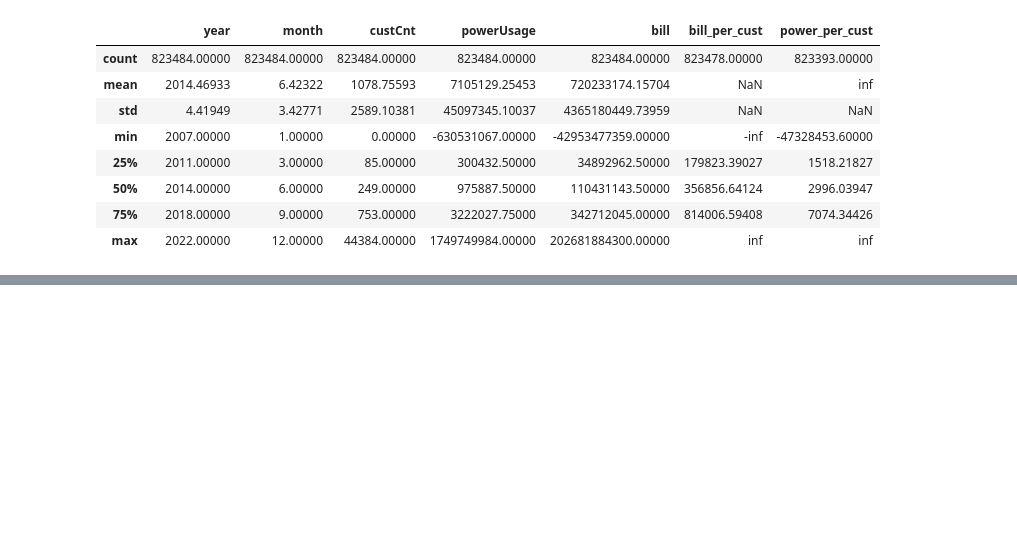
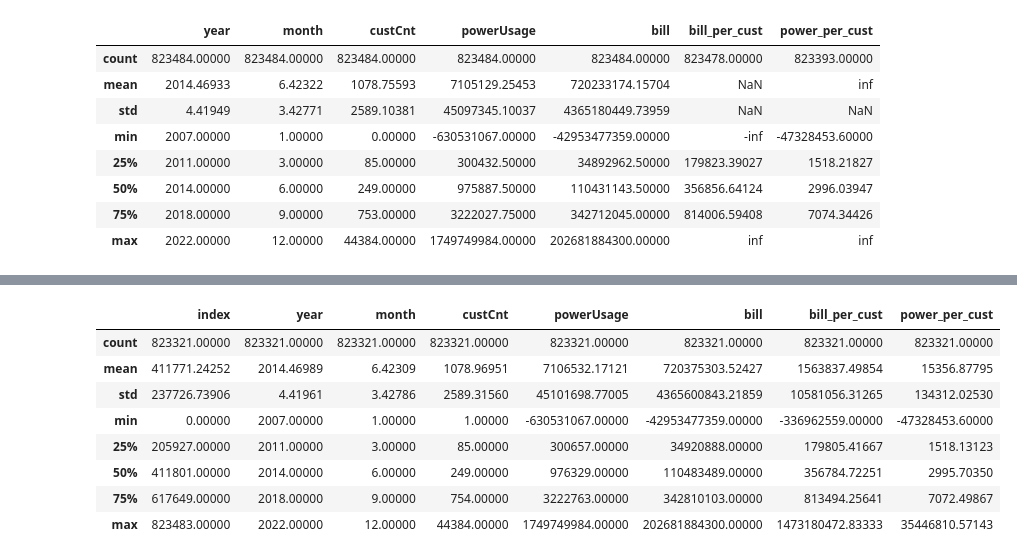
Before and after one commit to hssong95/Personal_project3, a Jupyter notebook: model.ipynb, the cells around one changed output, grey strips where cells are left out. Cells and saved outputs as stored; diff of their text form; code cells hidden in the pictures; blank space fills up the shorter version.

```diff
--- a/model.ipynb
+++ b/model.ipynb
@@ -142,0 +185,12 @@ main_df.describe()
+# %%
+main_df.describe()
+# %% [output]
+|  | index | year | month | custCnt | powerUsage | bill | bill_per_cust | power_per_cust |
+| count | 823321.00000 | 823321.00000 | 823321.00000 | 823321.00000 | 823321.00000 | 823321.00000 | 823321.00000 | 823321.00000 |
+| mean | 411771.24252 | 2014.46989 | 6.42309 | 1078.96951 | 7106532.17121 | 720375303.52427 | 1563837.49854 | 15356.87795 |
+| std | 237726.73906 | 4.41961 | 3.42786 | 2589.31560 | 45101698.77005 | 4365600843.21859 | 10581056.31265 | 134312.02530 |
+| min | 0.00000 | 2007.00000 | 1.00000 | 1.00000 | -630531067.00000 | -42953477359.00000 | -336962559.00000 | -47328453.60000 |
+| 25% | 205927.00000 | 2011.00000 | 3.00000 | 85.00000 | 300657.00000 | 34920888.00000 | 179805.41667 | 1518.13123 |
+| 50% | 411801.00000 | 2014.00000 | 6.00000 | 249.00000 | 976329.00000 | 110483489.00000 | 356784.72251 | 2995.70350 |
+| 75% | 617649.00000 | 2018.00000 | 9.00000 | 754.00000 | 3222763.00000 | 342810103.00000 | 813494.25641 | 7072.49867 |
+| max | 823483.00000 | 2022.00000 | 12.00000 | 44384.00000 | 1749749984.00000 | 202681884300.00000 | 1473180472.83333 | 35446810.57143 |
```
Also changed, not shown: parts of 20 cells of this notebook, 22 other files.
